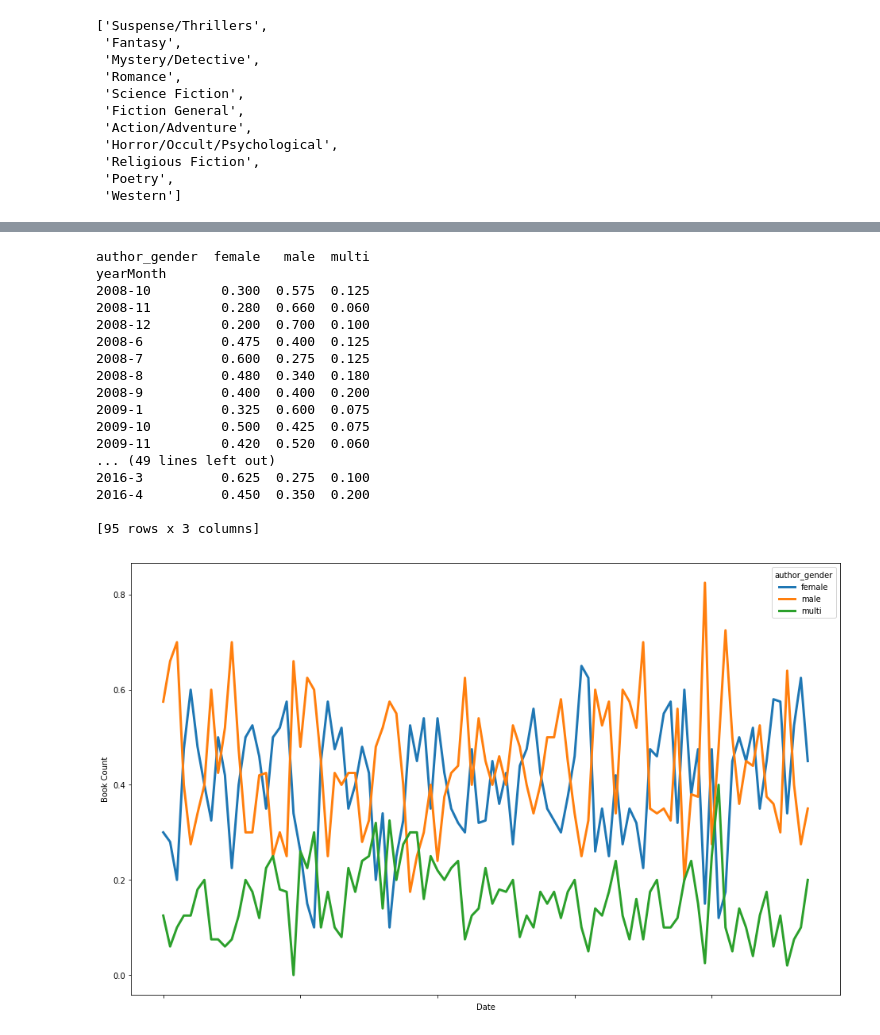
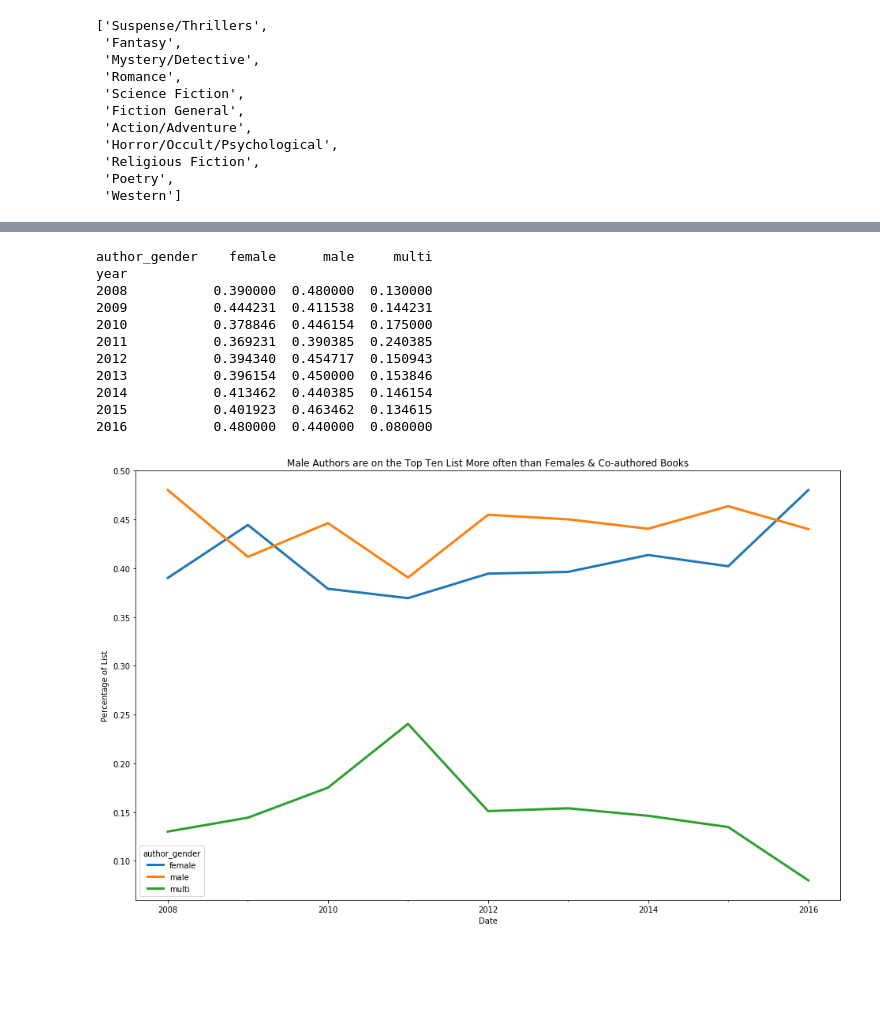
Before and after one commit to krsmith/DS1-Sprint1-Project-NYTimesBooks, a Jupyter notebook: Books_2.ipynb, the cells around one changed output, grey strips where cells are left out. Drawn from its saved outputs; the diff is of its cells as text; code cells hidden in the pictures; blank space fills up the shorter version.

```diff
--- a/Books_2.ipynb
+++ b/Books_2.ipynb
@@ -295,5 +305,6 @@ fiction[fiction.isnull().any(axis=1)] #show all rows with NaN in any column
 # Updating NaN genders to show multi
 
 fiction[['author_gender']] = fiction[['author_gender']].fillna(value='multi')
+fiction[['Title_NY']] = fiction[['Title_NY']].fillna(value='Private: #1 Suspect')
 fiction[fiction.isnull().any(axis=1)]
 # %% [output]
@@ -337,0 +343,5 @@ fiction[fiction.author_gender == 'unknown'] #No more unknowns
+# %%
+fiction.loc[(fiction['Author_NY'].str.contains('James Patterson')), 'Author_NY'] = 'James Patterson'
+# %%
+fiction['Title_NY'] = fiction['Title_NY'].str.replace('&#39;',"'")
+fiction['Title_NY'].unique()
@@ -422,30 +419,24 @@ print(x_max)
 # %%
-gender = pd.crosstab(fiction['yearMonth'], fiction['author_gender'],normalize='index')
+gender = pd.crosstab(fiction['year'], fiction['author_gender'],normalize='index')
 print(gender)
 # %% [output]
-author_gender  female   male  multi
-yearMonth
-2008-10         0.300  0.575  0.125
-2008-11         0.280  0.660  0.060
-2008-12         0.200  0.700  0.100
-2008-6          0.475  0.400  0.125
-2008-7          0.600  0.275  0.125
-2008-8          0.480  0.340  0.180
-2008-9          0.400  0.400  0.200
-2009-1          0.325  0.600  0.075
-2009-10         0.500  0.425  0.075
-2009-11         0.420  0.520  0.060
-... (49 lines left out)
-2016-3          0.625  0.275  0.100
-2016-4          0.450  0.350  0.200
-
-[95 rows x 3 columns]
+author_gender    female      male     multi
+year
+2008           0.390000  0.480000  0.130000
+2009           0.444231  0.411538  0.144231
+2010           0.378846  0.446154  0.175000
+2011           0.369231  0.390385  0.240385
+2012           0.394340  0.454717  0.150943
+2013           0.396154  0.450000  0.153846
+2014           0.413462  0.440385  0.146154
+2015           0.401923  0.463462  0.134615
+2016           0.480000  0.440000  0.080000
 # %%
 fig, ax = plt.subplots()
 gender.plot(figsize=(16,10), ax=ax,linewidth=3)
-#plt.text(1996.75,1.15,s="Who Got To Be On 'The Daily Show'?",fontsize=20,
-#         weight='bold')
-plt.ylabel('Book Count')
+
+plt.title('Male Authors are on the Top Ten List More often than Females & Co-authored Books')
+plt.ylabel('Percentage of List')
 plt.xlabel('Date');
 # %% [output]
-[figure, old version]
+[figure, new version]
```
Also changed, not shown: parts of 16 cells of this notebook.
